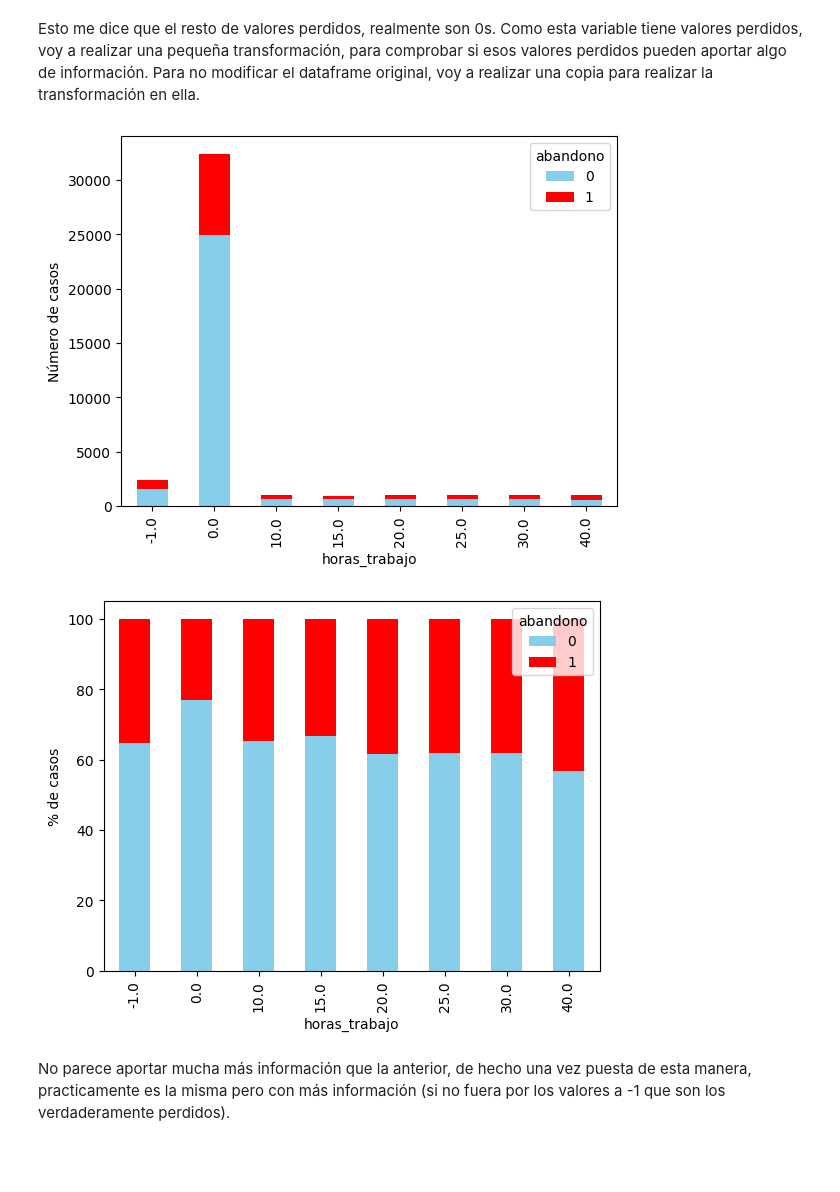
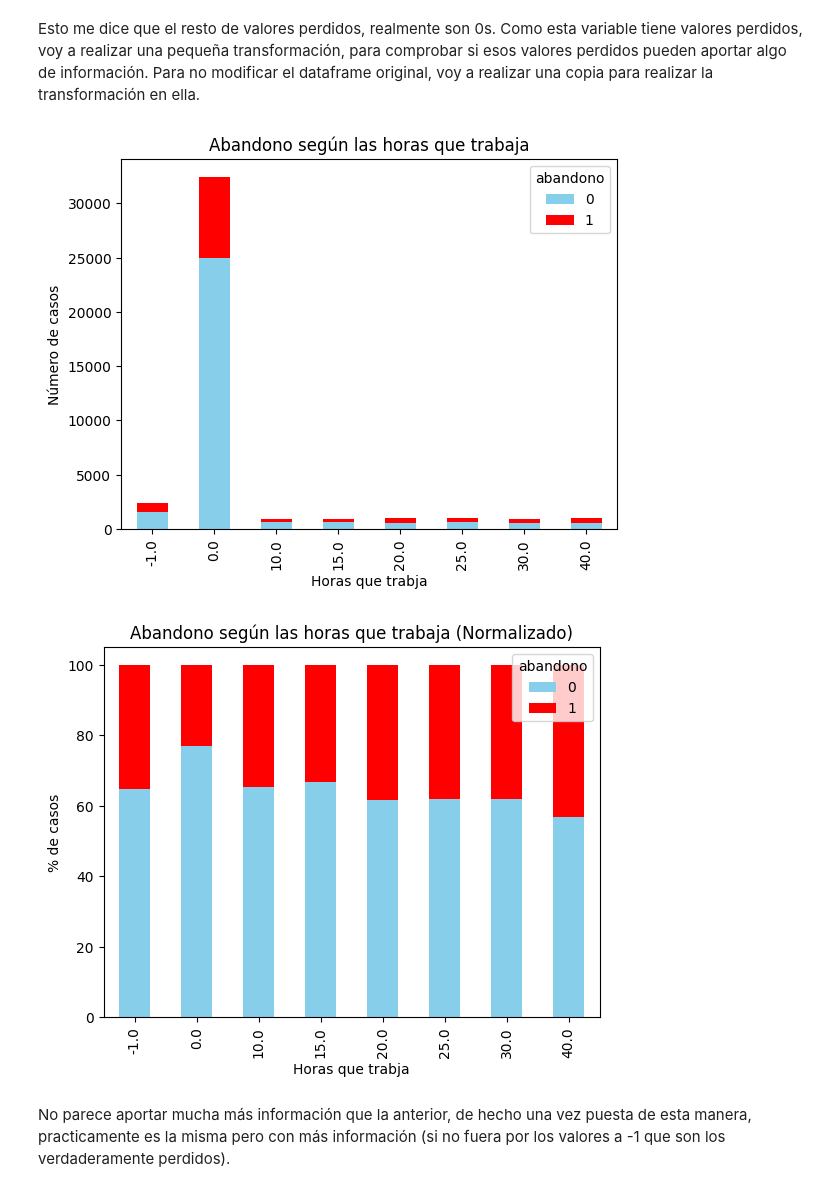
Before and after one commit to Marcos-Wth/Practica_1_Mineria_de_Datos, a Jupyter notebook: Práctica 1 - Análisis, procesamiento y validación .ipynb, the cells around one changed output. Cells and saved outputs as stored; diff of their text form; code cells hidden in the pictures; blank space fills up the shorter version.

```diff
--- a/Práctica 1 - Análisis, procesamiento y validación .ipynb
+++ b/Práctica 1 - Análisis, procesamiento y validación .ipynb
@@ -262,24 +270,28 @@ Esto me dice que el resto de valores perdidos, realmente son 0s. Como esta varia
 # %%
 df_copia =df_train.copy(deep=True)
 
 # En las personas que no han trabajado, sustituyo los valores perdidos por un 0
 df_copia.loc[df_copia['trabaja'] == 0, 'horas_trabajo'] = df_copia.loc[df_copia['trabaja'] == 0, 'horas_trabajo'].fillna(0)
 
 # En las personas que si han trabajado les voy a poner los valores perdidos a -1 (solo para ver la distribución de estos)
 df_copia.loc[df_copia['trabaja'] == 1, 'horas_trabajo'] = df_copia.loc[df_copia['trabaja'] == 1, 'horas_trabajo'].fillna(-1)
 
 x = pd.crosstab(df_copia['horas_trabajo'], df_copia['abandono'])
 x.plot(kind='bar', stacked=True, color=['skyblue', 'red'])
+plt.title('Abandono según las horas que trabaja')
+plt.xlabel('Horas que trabja')
 plt.ylabel("Número de casos")
 plt.show()
 
 # Ahora normalizada
 x = pd.crosstab(df_copia['horas_trabajo'], df_train['abandono'], normalize='index') * 100
 x.plot(kind='bar', stacked=True, color=['skyblue', 'red'])
+plt.title('Abandono según las horas que trabaja (Normalizado)')
+plt.xlabel('Horas que trabja')
 plt.ylabel("% de casos")
 plt.show()
 # %% [output]
-[figure, old version]
+[figure, new version]
-[figure, old version]
+[figure, new version]
 # %% [markdown]
 No parece aportar mucha más información que la anterior, de hecho una vez puesta de esta manera, practicamente es la misma pero con más información (si no fuera por los valores a -1 que son los verdaderamente perdidos).
```
Also changed, not shown: parts of 59 cells of this notebook.
